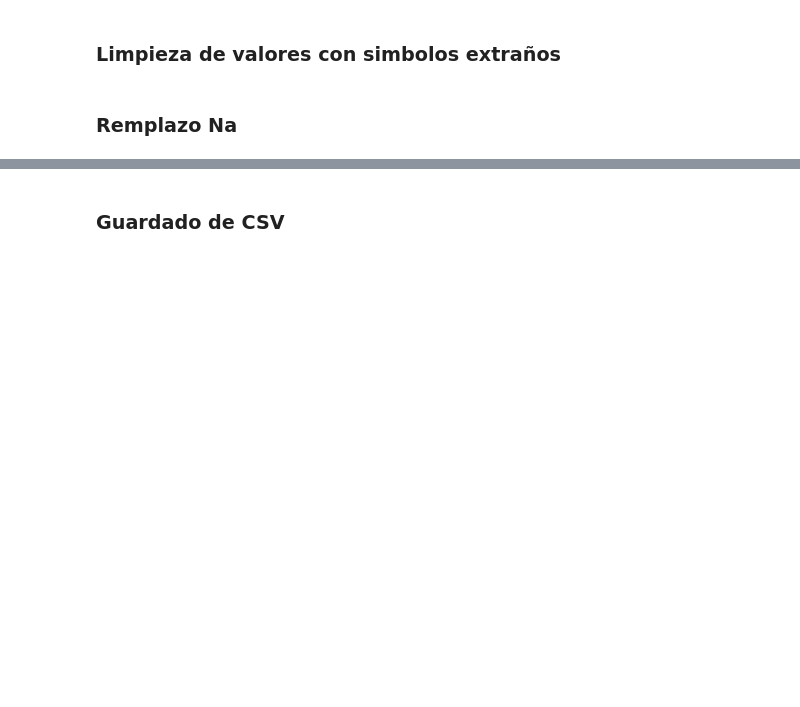
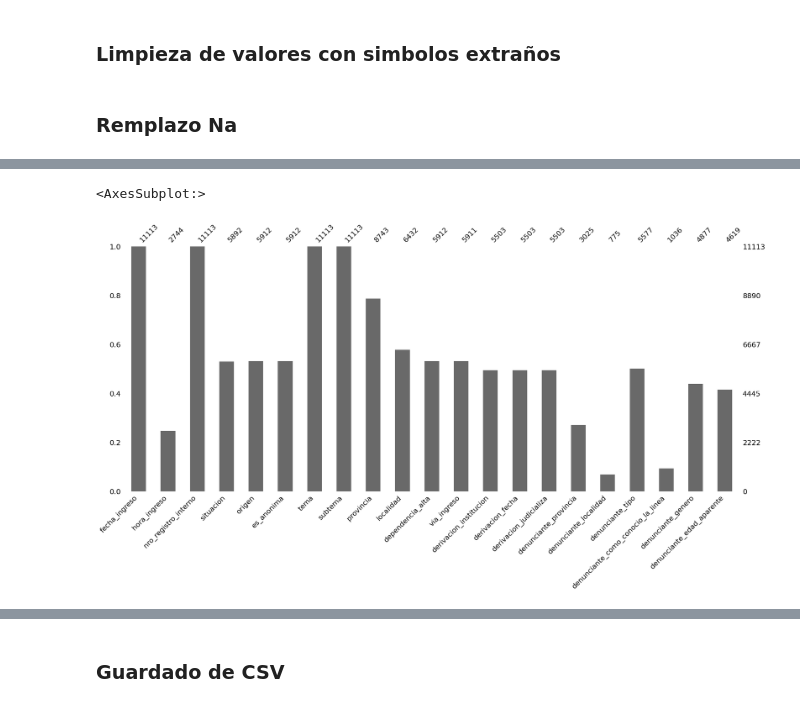
Before and after one commit to ianCristianAriel/2022-Argentina-trata-de-persona, a Jupyter notebook: notebooks/01_limpieza.ipynb, the cells around one changed output, grey strips where cells are left out. Drawn from its saved outputs; the diff is of its cells as text; code cells hidden in the pictures; blank space fills up the shorter version.

```diff
--- a/notebooks/01_limpieza.ipynb
+++ b/notebooks/01_limpieza.ipynb
@@ -51,0 +98,5 @@ common_na_numbers = (-9, -99, -999, -9999, 9999, 66, 77, 88, -1)
+# %%
+msno.bar(df_denuncias)
+# %% [output]
+<AxesSubplot:>
+[figure, added]
```
Also changed, not shown: parts of 20 cells of this notebook.
